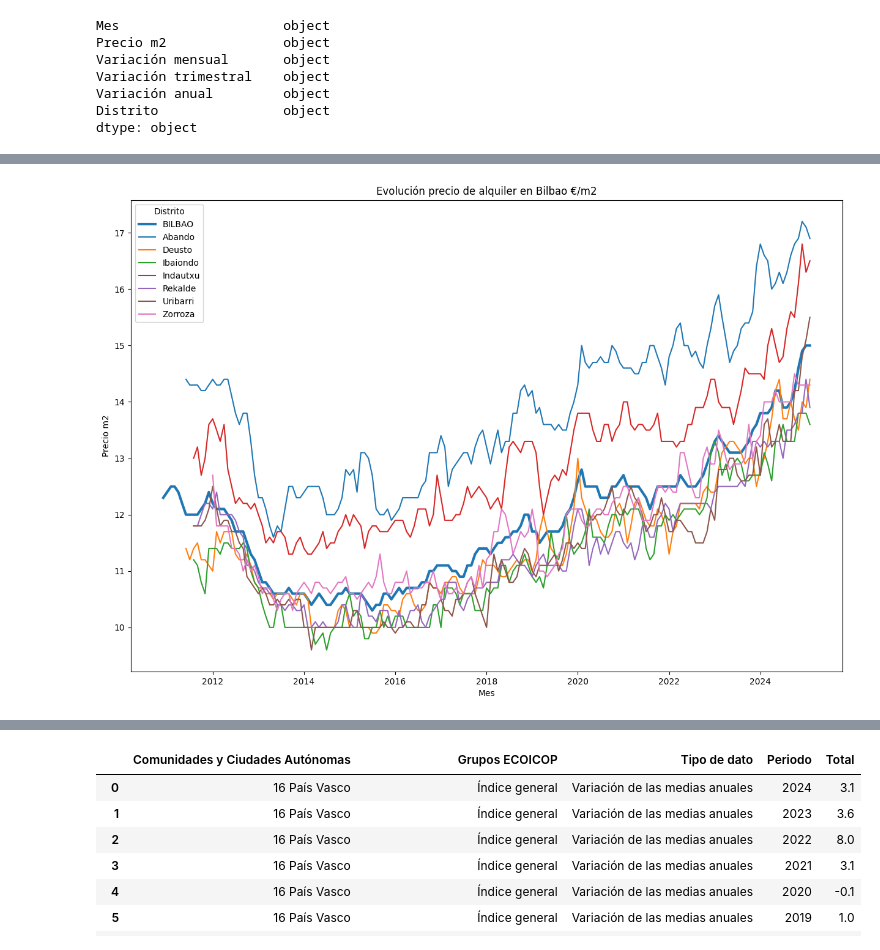
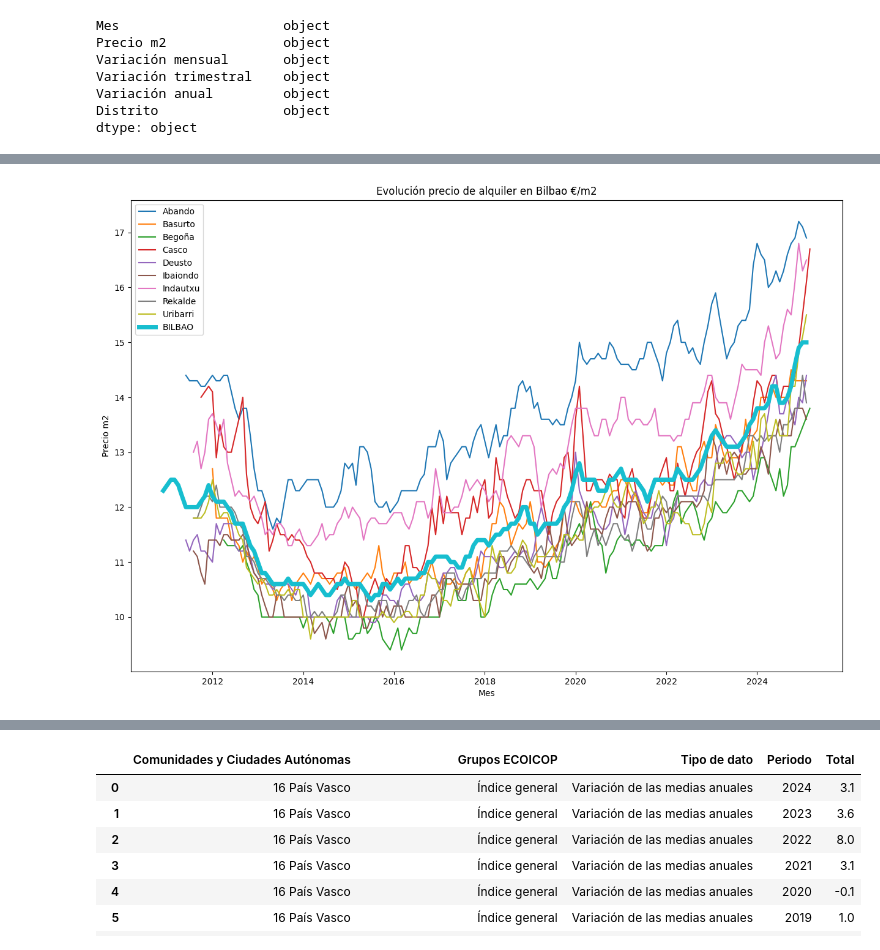
Before and after one commit to PacoFletcher/EDA, a Jupyter notebook: Tablas alquileres.ipynb, the cells around one changed output, grey strips where cells are left out. Drawn from its saved outputs; the diff is of its cells as text; code cells hidden in the pictures.

```diff
--- a/Tablas alquileres.ipynb
+++ b/Tablas alquileres.ipynb
@@ -244,8 +312,8 @@ alq_uribarri
 | 229 | 01/01/06 | n.d. | n.d. | n.d. | n.d. | Uribarri |
 230 rows × 6 columns
 # %%
-alq_zorroza = pd.read_csv("Data/alquileres_zorroza.csv", encoding = "Windows 1250")
-alq_zorroza
+alq_basurto = pd.read_csv("Data/alquileres_zorroza.csv", encoding = "Windows 1250")
+alq_basurto
 # %% [output]
 |  | Mes | Precio m2 | Variación mensual | Variación trimestral | Variación anual |
 | 0 | 01/02/25 | 14.3 €/m2 | -0.2% | -0.2% | 2,00% |
@@ -279,0 +331,3 @@ alq_zorroza
+# %%
+alq_basurto["Distrito"] = "Basurto"
+alq_basurto
@@ -280,9 +348,9 @@ alq_zorroza
 # %%
 alquileres = alq_bilbo
-dfs = [alq_abando,alq_deusto,alq_ibaiondo,alq_indautxu,alq_rekalde,alq_uribarri,alq_zorroza]
+dfs = [alq_abando,alq_basurto,alq_begonia,alq_casco,alq_deusto,alq_ibaiondo,alq_indautxu,alq_rekalde,alq_uribarri,]
 # %%
 for i in dfs:
-    alquileres = pd.concat([alquileres,i],axis=0)
+    alquileres = pd.concat([alquileres,i],axis=0,ignore_index=True)
 alquileres
 # %% [output]
 |  | Mes | Precio m2 | Variación mensual | Variación trimestral | Variación anual | Distrito |
@@ -393,13 +461,11 @@ prueba
 alq = prueba
 # %%
 plt.figure(figsize=(15,10))
-plt.plot(prueba[prueba["Distrito"] == "BILBAO"]["Mes"], prueba[prueba["Distrito"] == "BILBAO"]["Precio m2"], linewidth = 3, label = "BILBAO")
 sns.lineplot(data = prueba[prueba["Distrito"] != "BILBAO"], x = "Mes", y = "Precio m2", hue = "Distrito")
-
-
+sns.lineplot(data = prueba[prueba["Distrito"] == "BILBAO"], x = "Mes", y = "Precio m2",linewidth = 5, label = "BILBAO")
 plt.title("Evolución precio de alquiler en Bilbao €/m2");
 # %% [output]
-[figure, old version]
+[figure, new version]
 # %%
 alq[alq == "n.d."]
 # %% [output]
```
Also changed, not shown: parts of 19 cells of this notebook, 5 other files.
